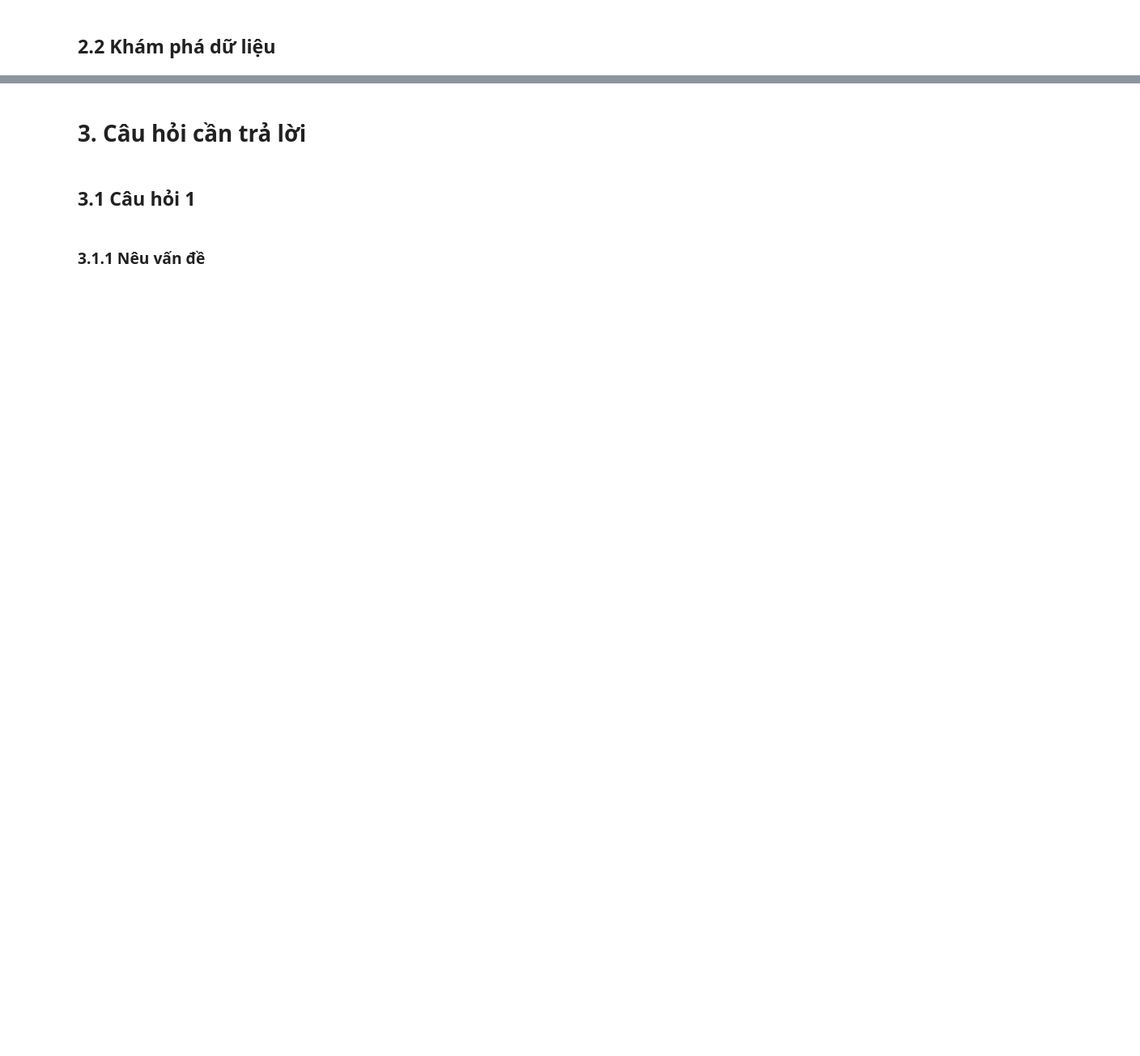
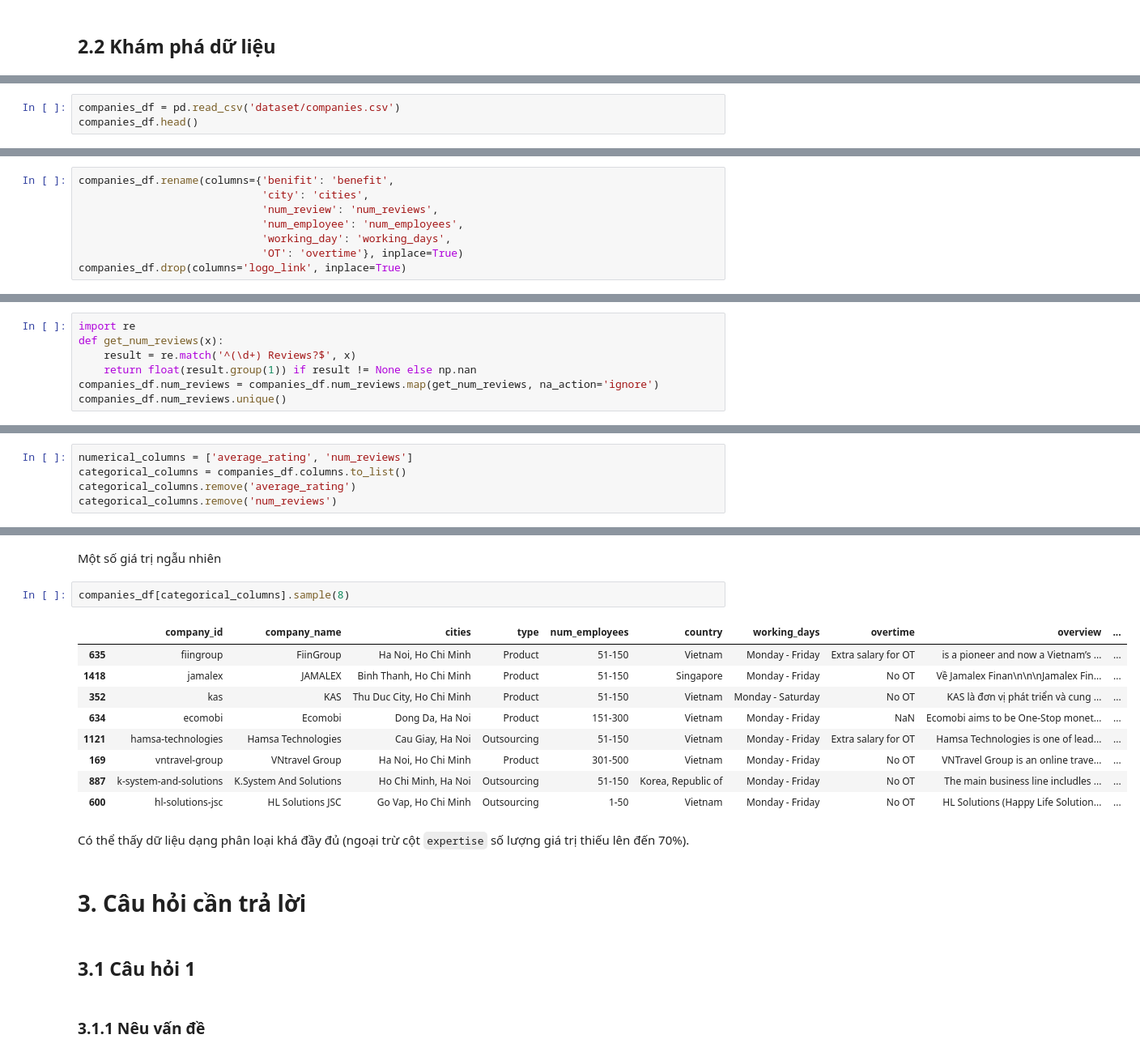
Before and after one commit to huyle-itus/P4DS_FinalProject, a Jupyter notebook: FinalProject.ipynb, the cells around one changed output, grey strips where cells are left out. Shown: that part at 81% size. Drawn from its saved outputs; the diff is of its cells as text; blank space fills up the shorter version.

```diff
--- a/FinalProject.ipynb
+++ b/FinalProject.ipynb
@@ -12,0 +32,3 @@ Thông tin của nhóm
+# %%
+companies_df = pd.read_csv('dataset/companies.csv')
+companies_df.head()
@@ -12,0 +94,8 @@ Thông tin của nhóm
+# %%
+companies_df.rename(columns={'benifit': 'benefit',
+                             'city': 'cities',
+                             'num_review': 'num_reviews',
+                             'num_employee': 'num_employees',
+                             'working_day': 'working_days',
+                             'OT': 'overtime'}, inplace=True)
+companies_df.drop(columns='logo_link', inplace=True)
@@ -12,0 +153,7 @@ Thông tin của nhóm
+# %%
+import re
+def get_num_reviews(x):
+    result = re.match('^(\d+) Reviews?$', x)
+    return float(result.group(1)) if result != None else np.nan
+companies_df.num_reviews = companies_df.num_reviews.map(get_num_reviews, na_action='ignore')
+companies_df.num_reviews.unique()
@@ -12,0 +175,5 @@ Thông tin của nhóm
+# %%
+numerical_columns = ['average_rating', 'num_reviews']
+categorical_columns = companies_df.columns.to_list()
+categorical_columns.remove('average_rating')
+categorical_columns.remove('num_reviews')
@@ -13,3 +228,19 @@ Thông tin của nhóm
+# %% [markdown]
+Một số giá trị ngẫu nhiên
+# %%
+companies_df[categorical_columns].sample(8)
+# %% [output]
+|  | company_id | company_name | cities | type | num_employees | country | working_days | overtime | overview | ... |
+| 635 | fiingroup | FiinGroup | Ha Noi, Ho Chi Minh | Product | 51-150 | Vietnam | Monday - Friday | Extra salary for OT | is a pioneer and now a Vietnam’s ... | ... |
+| 1418 | jamalex | JAMALEX | Binh Thanh, Ho Chi Minh | Product | 51-150 | Singapore | Monday - Friday | No OT | Về Jamalex Finan\n\n\nJamalex Fin... | ... |
+| 352 | kas | KAS | Thu Duc City, Ho Chi Minh | Product | 51-150 | Vietnam | Monday - Saturday | No OT | KAS là đơn vị phát triển và cung ... | ... |
+| 634 | ecomobi | Ecomobi | Dong Da, Ha Noi | Product | 151-300 | Vietnam | Monday - Friday | NaN | Ecomobi aims to be One-Stop monet... | ... |
+| 1121 | hamsa-technologies | Hamsa Technologies | Cau Giay, Ha Noi | Outsourcing | 51-150 | Vietnam | Monday - Friday | Extra salary for OT | Hamsa Technologies is one of lead... | ... |
+| 169 | vntravel-group | VNtravel Group | Ha Noi, Ho Chi Minh | Product | 301-500 | Vietnam | Monday - Friday | No OT | VNTravel Group is an online trave... | ... |
+| 887 | k-system-and-solutions | K.System And Solutions | Ho Chi Minh, Ha Noi | Outsourcing | 51-150 | Korea, Republic of | Monday - Friday | No OT | The main business line includles ... | ... |
+| 600 | hl-solutions-jsc | HL Solutions JSC | Go Vap, Ho Chi Minh | Outsourcing | 1-50 | Vietnam | Monday - Friday | No OT | HL Solutions (Happy Life Solution... | ... |
+# %% [markdown]
+Có thể thấy dữ liệu dạng phân loại khá đầy đủ (ngoại trừ cột `expertise` số lượng giá trị thiếu lên đến 70%).
 # %% [markdown]
 # 3. Câu hỏi cần trả lời
 # %% [markdown]
```
Also changed, not shown: parts of 31 cells of this notebook.
